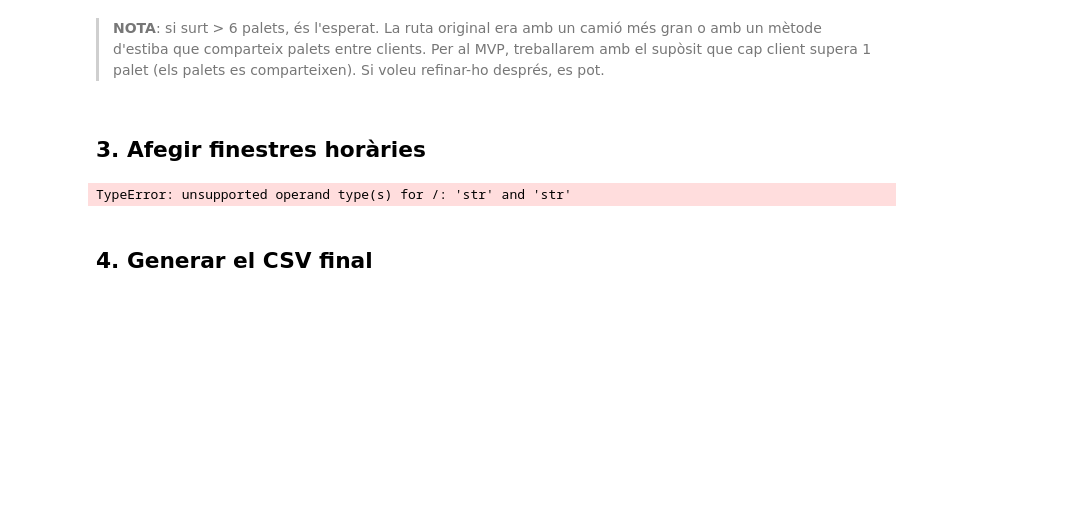
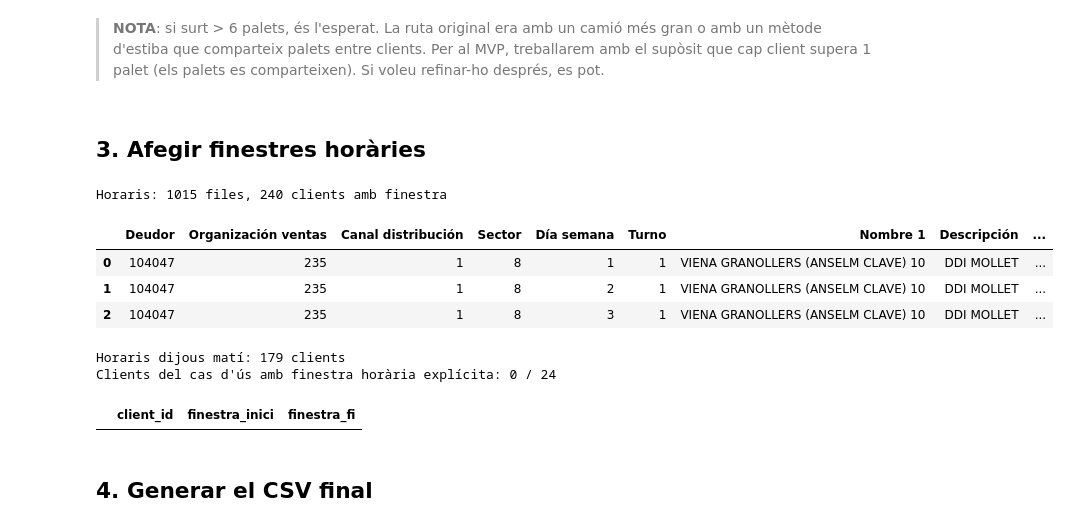
Before and after one commit to Wanxer/Hackathon, a Jupyter notebook: notebooks/01_extreure_cas_us.ipynb, the cells around one changed output. Drawn from its saved outputs; the diff is of its cells as text; code cells hidden in the pictures; blank space fills up the shorter version.

```diff
--- a/notebooks/01_extreure_cas_us.ipynb
+++ b/notebooks/01_extreure_cas_us.ipynb
@@ -205,11 +205,15 @@ Capacitat camió 8 palets: 8
 # %% [markdown]
 ## 3. Afegir finestres horàries
 # %%
-horarios = pd.read_excel("raw/Horarios_Entrega.XLSX")
+horarios = pd.read_excel(RAW / 'Horarios Entrega.XLSX')
 print(f'Horaris: {len(horarios)} files, {horarios["Deudor"].nunique()} clients amb finestra')
 horarios.head(3)
 # %% [output]
-TypeError: unsupported operand type(s) for /: 'str' and 'str'
+Horaris: 1015 files, 240 clients amb finestra
+|  | Deudor | Organización ventas | Canal distribución | Sector | Día semana | Turno | Nombre 1 | Descripción | ... |
+| 0 | 104047 | 235 | 1 | 8 | 1 | 1 | VIENA GRANOLLERS (ANSELM CLAVE) 10 | DDI MOLLET | ... |
+| 1 | 104047 | 235 | 1 | 8 | 2 | 1 | VIENA GRANOLLERS (ANSELM CLAVE) 10 | DDI MOLLET | ... |
+| 2 | 104047 | 235 | 1 | 8 | 3 | 1 | VIENA GRANOLLERS (ANSELM CLAVE) 10 | DDI MOLLET | ... |
 # %%
 # La data del cas d'ús és 5/2/2026 (dijous = dia 4)
 # Filtrem horaris pel dijous, torn 1 (matí)
@@ -229,6 +233,9 @@ horaris_dia['client_id_match'] = horaris_dia['client_id_match'].astype(int)
 
 match = horaris_dia[horaris_dia['client_id_match'].isin(clients['client_id'])]
 print(f'Clients del cas d\'ús amb finestra horària explícita: {len(match)} / {len(clients)}')
+# %% [output]
+Horaris dijous matí: 179 clients
+Clients del cas d'ús amb finestra horària explícita: 0 / 24
 # %%
 # Per als que no tenen horari explícit, assumim finestra àmplia 08:00-18:00
 # Per als que sí en tenen, agafem la franja
@@ -240,6 +247,8 @@ horaris_select = match[['client_id_match', 'Horario inicia a', 'Horario termina
 )
 horaris_select = horaris_select.drop_duplicates('client_id')
 horaris_select.head()
+# %% [output]
+|  | client_id | finestra_inici | finestra_fi |
 # %% [markdown]
 ## 4. Generar el CSV final
 # %%
```
Also changed, not shown: parts of 2 cells of this notebook, 2 other files.
